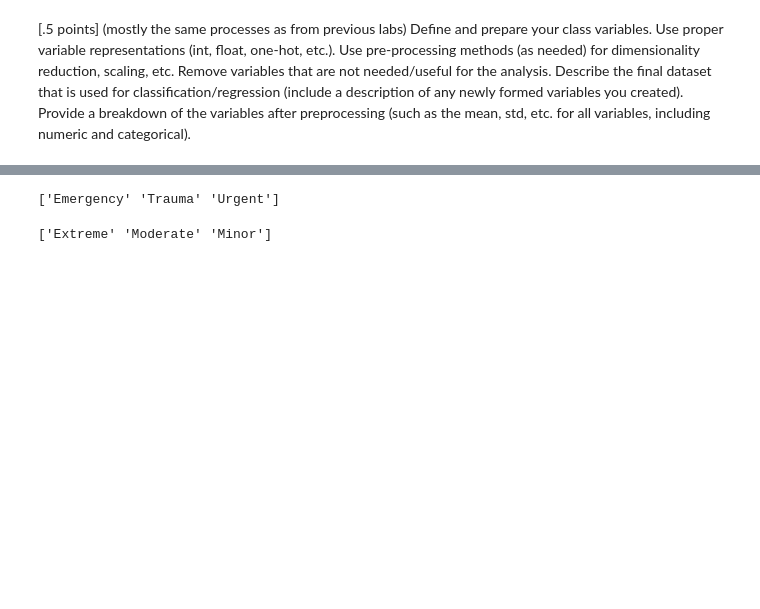
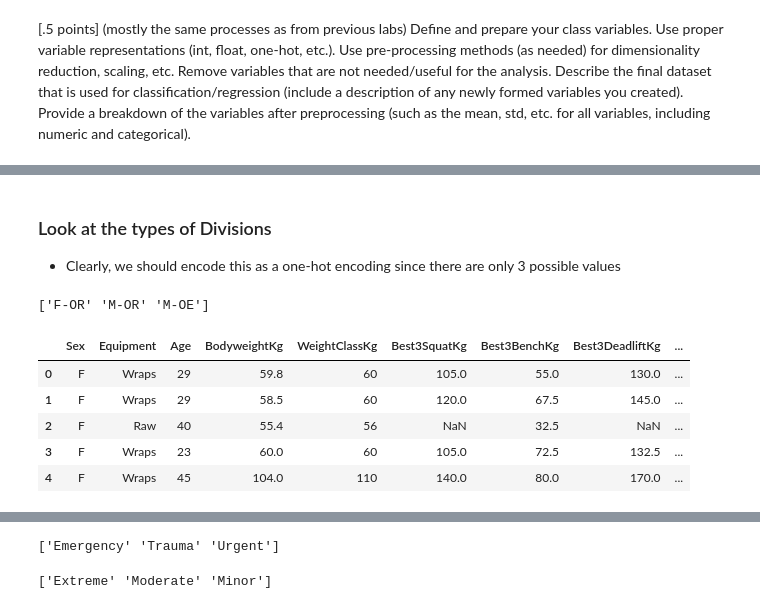
Before and after one commit to calebm00re/S22-ml03, a Jupyter notebook: notebook.ipynb, the cells around one changed output, grey strips where cells are left out. Saved outputs shown, nothing was run; the diff lists cells and outputs as text; code cells hidden in the pictures; blank space fills up the shorter version.

```diff
--- a/notebook.ipynb
+++ b/notebook.ipynb
@@ -86,0 +190,17 @@ Name: Bed Grade, dtype: int64
+# %% [markdown]
+### Look at the types of Divisions
+  * Clearly, we should encode this as a one-hot encoding since there are only 3 possible values
+# %%
+print(df['Division'].unique())
+
+# One hot encode that column
+df = pd.get_dummies(df, columns=['Division'])
+df.head()
+# %% [output]
+['F-OR' 'M-OR' 'M-OE']
+|  | Sex | Equipment | Age | BodyweightKg | WeightClassKg | Best3SquatKg | Best3BenchKg | Best3DeadliftKg | ... |
+| 0 | F | Wraps | 29 | 59.8 | 60 | 105.0 | 55.0 | 130.0 | ... |
+| 1 | F | Wraps | 29 | 58.5 | 60 | 120.0 | 67.5 | 145.0 | ... |
+| 2 | F | Raw | 40 | 55.4 | 56 | NaN | 32.5 | NaN | ... |
+| 3 | F | Wraps | 23 | 60.0 | 60 | 105.0 | 72.5 | 132.5 | ... |
+| 4 | F | Wraps | 45 | 104.0 | 110 | 140.0 | 80.0 | 170.0 | ... |
```
Also changed, not shown: parts of 22 cells of this notebook, 4 other files.
